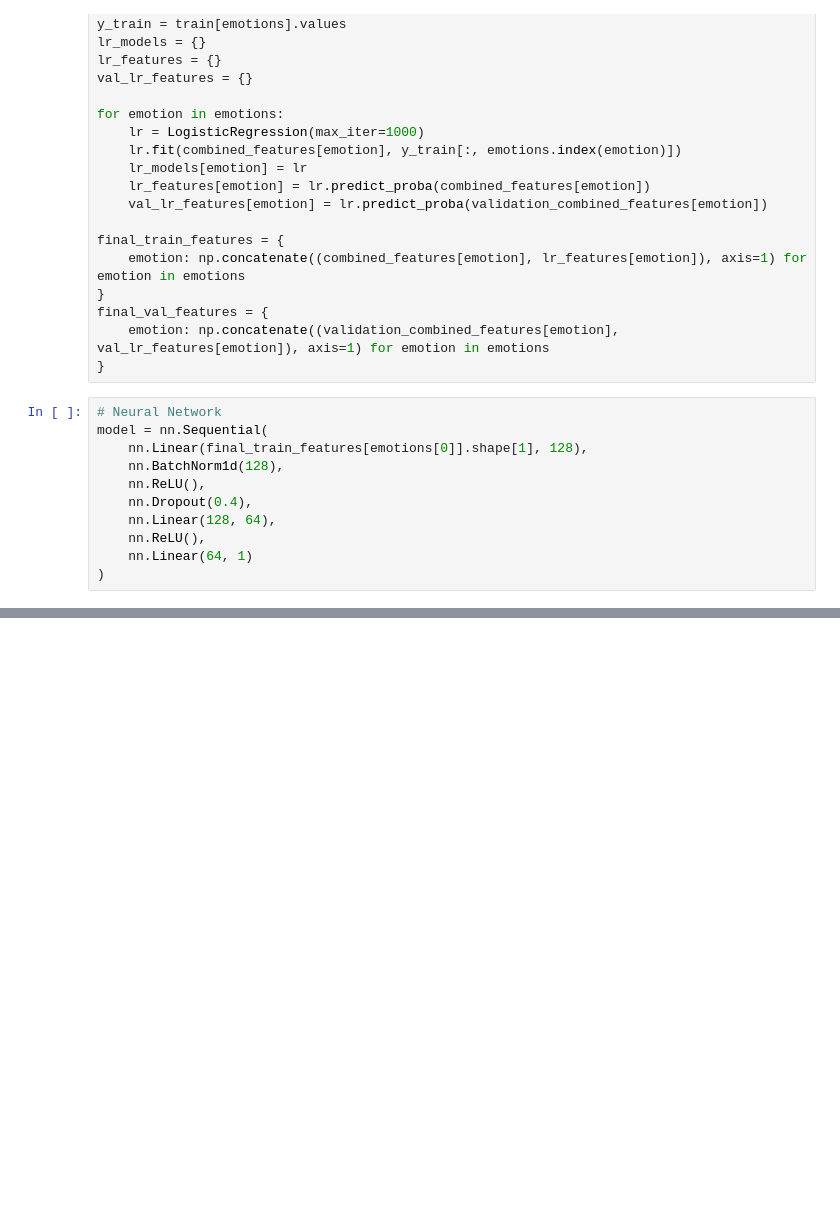
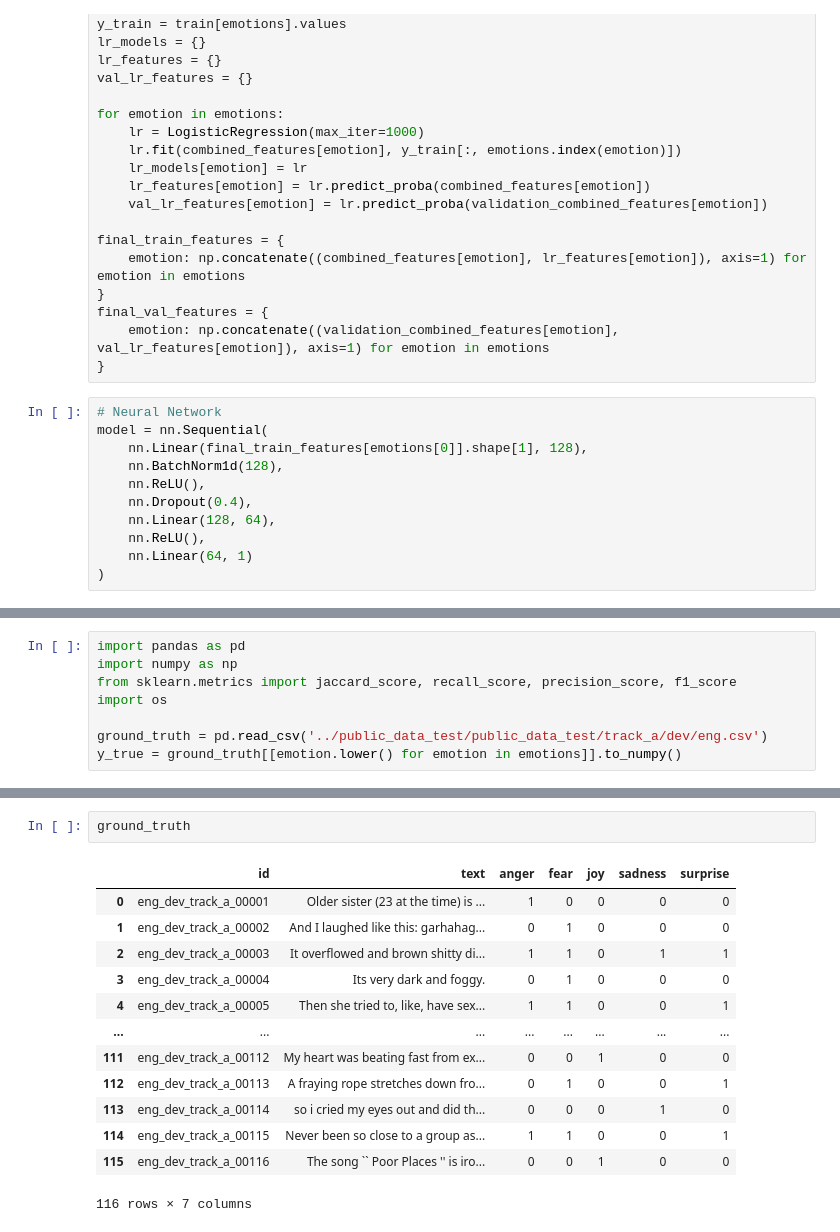
Before and after one commit to angelinewang/semeval-task-11-track-a, a Jupyter notebook: val/Alt4_emolex.ipynb, the cells around one changed output, grey strips where cells are left out. Saved outputs shown, nothing was run; the diff lists cells and outputs as text; blank space fills up the shorter version.

```diff
--- a/val/Alt4_emolex.ipynb
+++ b/val/Alt4_emolex.ipynb
@@ -265,0 +306,8 @@ for emotion in emotions:
+# %%
+import pandas as pd
+import numpy as np
+from sklearn.metrics import jaccard_score, recall_score, precision_score, f1_score
+import os
+
+ground_truth = pd.read_csv('../public_data_test/public_data_test/track_a/dev/eng.csv')
+y_true = ground_truth[[emotion.lower() for emotion in emotions]].to_numpy()
@@ -265,0 +334,16 @@ for emotion in emotions:
+# %%
+ground_truth
+# %% [output]
+|  | id | text | anger | fear | joy | sadness | surprise |
+| 0 | eng_dev_track_a_00001 | Older sister (23 at the time) is ... | 1 | 0 | 0 | 0 | 0 |
+| 1 | eng_dev_track_a_00002 | And I laughed like this: garhahag... | 0 | 1 | 0 | 0 | 0 |
+| 2 | eng_dev_track_a_00003 | It overflowed and brown shitty di... | 1 | 1 | 0 | 1 | 1 |
+| 3 | eng_dev_track_a_00004 | Its very dark and foggy. | 0 | 1 | 0 | 0 | 0 |
+| 4 | eng_dev_track_a_00005 | Then she tried to, like, have sex... | 1 | 1 | 0 | 0 | 1 |
+| ... | ... | ... | ... | ... | ... | ... | ... |
+| 111 | eng_dev_track_a_00112 | My heart was beating fast from ex... | 0 | 0 | 1 | 0 | 0 |
+| 112 | eng_dev_track_a_00113 | A fraying rope stretches down fro... | 0 | 1 | 0 | 0 | 1 |
+| 113 | eng_dev_track_a_00114 | so i cried my eyes out and did th... | 0 | 0 | 0 | 1 | 0 |
+| 114 | eng_dev_track_a_00115 | Never been so close to a group as... | 1 | 1 | 0 | 0 | 1 |
+| 115 | eng_dev_track_a_00116 | The song `` Poor Places '' is iro... | 0 | 0 | 1 | 0 | 0 |
+116 rows × 7 columns
```
Also changed, not shown: parts of 7 cells of this notebook.
